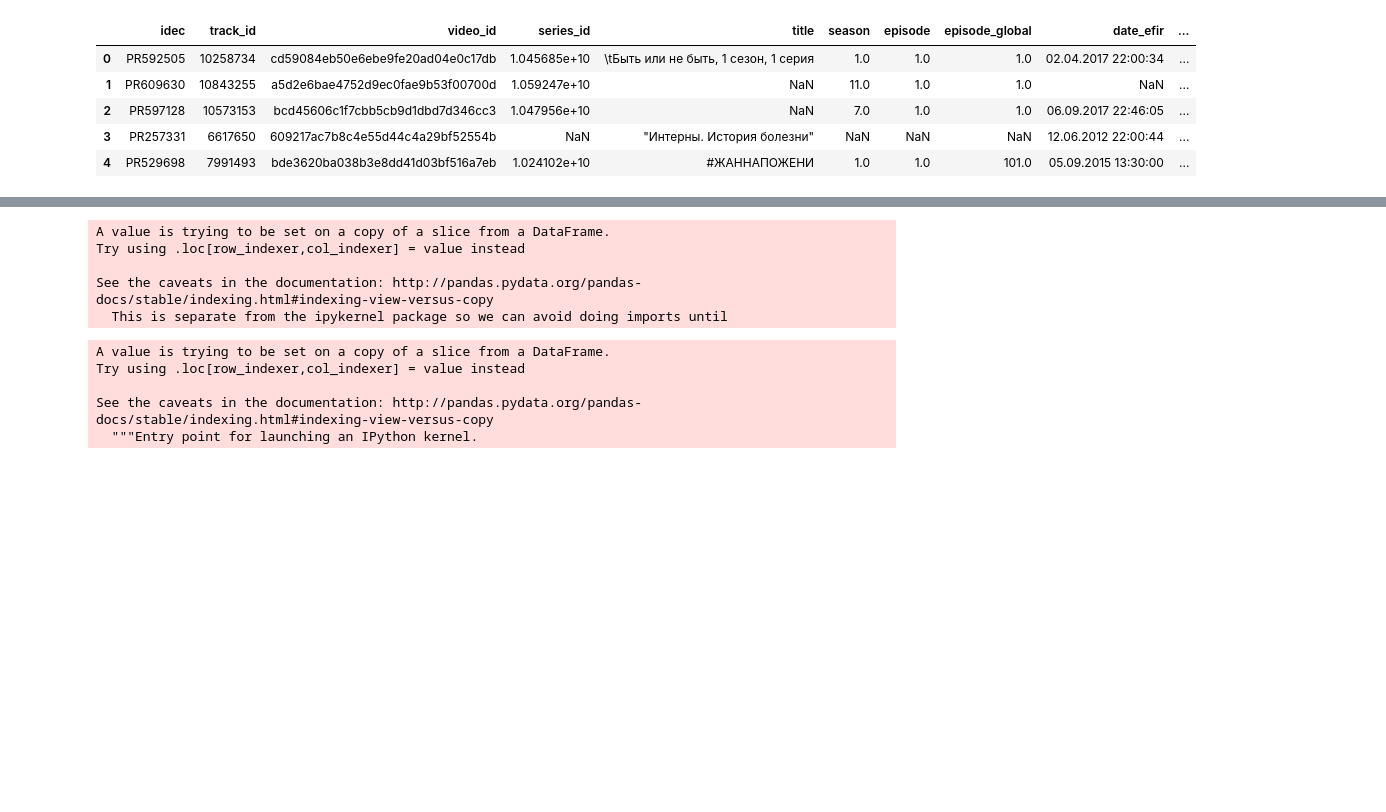
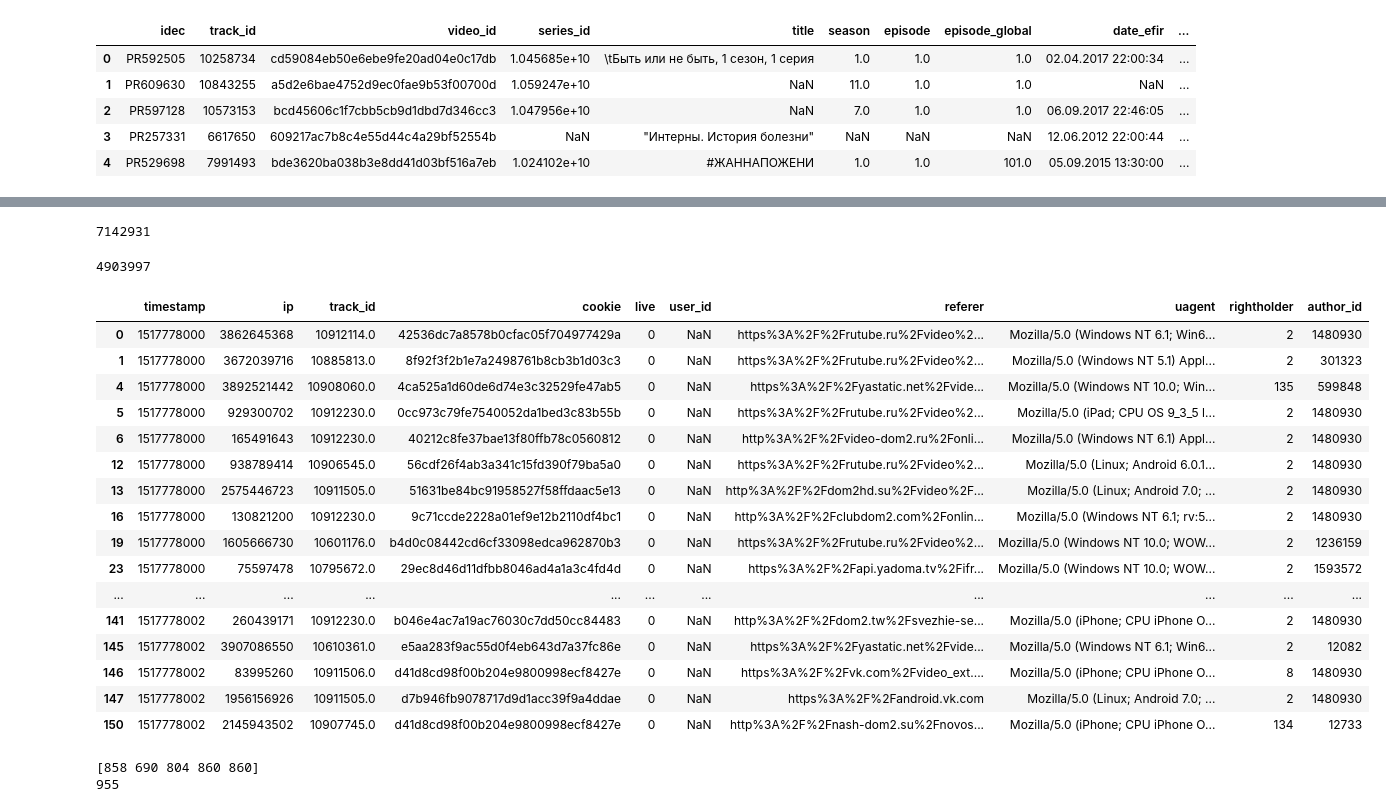
Before and after one commit to andrewmerc21/whale-recommendation-systems, a Jupyter notebook: train.ipynb, the cells around one changed output, grey strips where cells are left out. Cells and saved outputs as stored; diff of their text form; code cells hidden in the pictures; blank space fills up the shorter version.

```diff
--- a/train.ipynb
+++ b/train.ipynb
@@ -72,7 +74,7 @@ def applyDate(x):
 def confDateStringToTimestamp(data):
     return data.apply(lambda x: applyDate(x))
 # %%
-def filter_having_more_than_n_views(data, user_column = "ip", seq_len = 4):
+def filter_users_with_n_views(data, user_column = "ip", seq_len = 4):
     by_user = data.groupby(user_column)
     by_user = by_user.filter(lambda x: len(x) >= seq_len)
     return by_user
@@ -97,17 +84,18 @@ def one_hot_encoder(data, y_field, vocab_size):
+# %%
+def filter_videos_than_n_views(data, n = 1000):
+    data["track_id"] = pd.to_numeric(data["track_id"], errors = 'coerce', downcast = 'integer')
+    data = data[data["track_id"].notnull()]
+    data_top_n = data.groupby("track_id").filter(lambda x: len(x) >= n)
+    return data_top_n
 # %%
 data['ip'] = convIpToNumber(data['ip'])
-prepared = filter_having_more_than_n_views(data)
-# %% [output]
-A value is trying to be set on a copy of a slice from a DataFrame.
-Try using .loc[row_indexer,col_indexer] = value instead
-
-See the caveats in the documentation: http://pandas.pydata.org/pandas-docs/stable/indexing.html#indexing-view-versus-copy
-  This is separate from the ipykernel package so we can avoid doing imports until
-# %%
-prepared["track_id"] = pd.to_numeric(prepared["track_id"], errors = 'coerce', downcast = 'integer')
-# %% [output]
-A value is trying to be set on a copy of a slice from a DataFrame.
-Try using .loc[row_indexer,col_indexer] = value instead
-
-See the caveats in the documentation: http://pandas.pydata.org/pandas-docs/stable/indexing.html#indexing-view-versus-copy
-  """Entry point for launching an IPython kernel.
+# %%
+data_top_n = filter_videos_than_n_views(data)
+print(len(data_top_n))
+# %% [output]
+7142931
+# %%
+prepared = filter_users_with_n_views(data_top_n)
+print(len(prepared))
+# %% [output]
+4903997
@@ -114,3 +107,34 @@ See the caveats in the documentation: http://pandas.pydata.org/pandas-docs/stabl
+# %%
+prepared.head(50)
+# %% [output]
+|  | timestamp | ip | track_id | cookie | live | user_id | referer | uagent | rightholder | author_id |
+| 0 | 1517778000 | 3862645368 | 10912114.0 | 42536dc7a8578b0cfac05f704977429a | 0 | NaN | https%3A%2F%2Frutube.ru%2Fvideo%2... | Mozilla/5.0 (Windows NT 6.1; Win6... | 2 | 1480930 |
+| 1 | 1517778000 | 3672039716 | 10885813.0 | 8f92f3f2b1e7a2498761b8cb3b1d03c3 | 0 | NaN | https%3A%2F%2Frutube.ru%2Fvideo%2... | Mozilla/5.0 (Windows NT 5.1) Appl... | 2 | 301323 |
+| 4 | 1517778000 | 3892521442 | 10908060.0 | 4ca525a1d60de6d74e3c32529fe47ab5 | 0 | NaN | https%3A%2F%2Fyastatic.net%2Fvide... | Mozilla/5.0 (Windows NT 10.0; Win... | 135 | 599848 |
+| 5 | 1517778000 | 929300702 | 10912230.0 | 0cc973c79fe7540052da1bed3c83b55b | 0 | NaN | https%3A%2F%2Frutube.ru%2Fvideo%2... | Mozilla/5.0 (iPad; CPU OS 9_3_5 l... | 2 | 1480930 |
+| 6 | 1517778000 | 165491643 | 10912230.0 | 40212c8fe37bae13f80ffb78c0560812 | 0 | NaN | http%3A%2F%2Fvideo-dom2.ru%2Fonli... | Mozilla/5.0 (Windows NT 6.1) Appl... | 2 | 1480930 |
+| 12 | 1517778000 | 938789414 | 10906545.0 | 56cdf26f4ab3a341c15fd390f79ba5a0 | 0 | NaN | https%3A%2F%2Frutube.ru%2Fvideo%2... | Mozilla/5.0 (Linux; Android 6.0.1... | 2 | 1480930 |
+| 13 | 1517778000 | 2575446723 | 10911505.0 | 51631be84bc91958527f58ffdaac5e13 | 0 | NaN | http%3A%2F%2Fdom2hd.su%2Fvideo%2F... | Mozilla/5.0 (Linux; Android 7.0; ... | 2 | 1480930 |
+| 16 | 1517778000 | 130821200 | 10912230.0 | 9c71ccde2228a01ef9e12b2110df4bc1 | 0 | NaN | http%3A%2F%2Fclubdom2.com%2Fonlin... | Mozilla/5.0 (Windows NT 6.1; rv:5... | 2 | 1480930 |
+| 19 | 1517778000 | 1605666730 | 10601176.0 | b4d0c08442cd6cf33098edca962870b3 | 0 | NaN | https%3A%2F%2Frutube.ru%2Fvideo%2... | Mozilla/5.0 (Windows NT 10.0; WOW... | 2 | 1236159 |
+| 23 | 1517778000 | 75597478 | 10795672.0 | 29ec8d46d11dfbb8046ad4a1a3c4fd4d | 0 | NaN | https%3A%2F%2Fapi.yadoma.tv%2Fifr... | Mozilla/5.0 (Windows NT 10.0; WOW... | 2 | 1593572 |
+| ... | ... | ... | ... | ... | ... | ... | ... | ... | ... | ... |
+| 141 | 1517778002 | 260439171 | 10912230.0 | b046e4ac7a19ac76030c7dd50cc84483 | 0 | NaN | http%3A%2F%2Fdom2.tw%2Fsvezhie-se... | Mozilla/5.0 (iPhone; CPU iPhone O... | 2 | 1480930 |
+| 145 | 1517778002 | 3907086550 | 10610361.0 | e5aa283f9ac55d0f4eb643d7a37fc86e | 0 | NaN | https%3A%2F%2Fyastatic.net%2Fvide... | Mozilla/5.0 (Windows NT 6.1; Win6... | 2 | 12082 |
+| 146 | 1517778002 | 83995260 | 10911506.0 | d41d8cd98f00b204e9800998ecf8427e | 0 | NaN | https%3A%2F%2Fvk.com%2Fvideo_ext.... | Mozilla/5.0 (iPhone; CPU iPhone O... | 8 | 1480930 |
+| 147 | 1517778002 | 1956156926 | 10911505.0 | d7b946fb9078717d9d1acc39f9a4ddae | 0 | NaN | https%3A%2F%2Fandroid.vk.com | Mozilla/5.0 (Linux; Android 7.0; ... | 2 | 1480930 |
+| 150 | 1517778002 | 2145943502 | 10907745.0 | d41d8cd98f00b204e9800998ecf8427e | 0 | NaN | http%3A%2F%2Fnash-dom2.su%2Fnovos... | Mozilla/5.0 (iPhone; CPU iPhone O... | 134 | 12733 |
+# %%
+track_ids = prepared["track_id"]
+
+vocab_size = track_ids.nunique()
+
+le = label_encoder(track_ids.values)
+print(le.transform(track_ids.values[0:5]))
+print(vocab_size)
+# %% [output]
+[858 690 804 860 860]
+955
 # %%
 def prepare_data(data, catalog):
 
```
Also changed, not shown: parts of 9 cells of this notebook.
